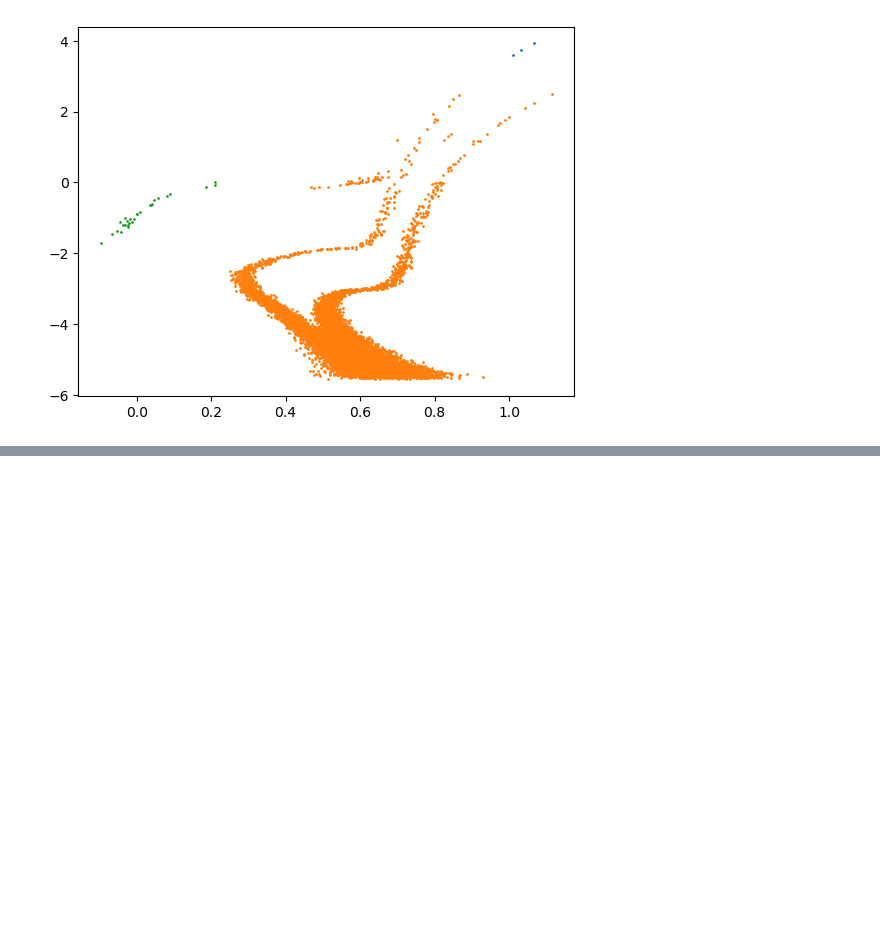
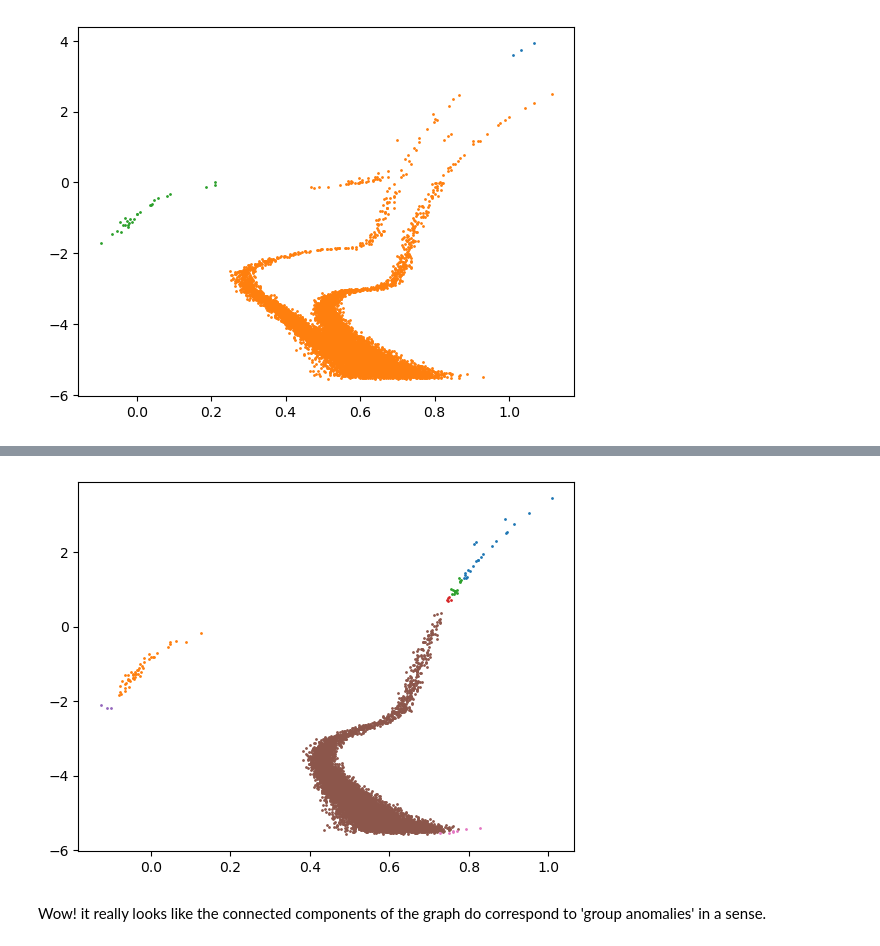
Before and after one commit to m-a-r-i-o/cmdmst, a Jupyter notebook: tda.ipynb, the cells around one changed output, grey strips where cells are left out. Saved outputs shown, nothing was run; the diff lists cells and outputs as text; code cells hidden in the pictures; blank space fills up the shorter version.

```diff
--- a/tda.ipynb
+++ b/tda.ipynb
@@ -124,0 +143,14 @@ plt.show()
+# %%
+def kmapper_CMD_isoscore(CMD):
+    mapper = km.KeplerMapper(verbose=3)
+    data = CMD.to_numpy()
+    isof = IsolationForest(random_state=62).fit(CMD)
+    isoscore = isof.score_samples(CMD)
+    cover = km.Cover(n_cubes=100)
+    graph = mapper.map(isoscore, data, cover=cover)
+    _ = mapper.visualize(graph, path_html="keplermapper_output.html",
+                 title="CMD")
+    display("keplermapper_output.html")
+    return graph
+# %%
+graph_iso = kmapper_CMD_isoscore(CMD)
@@ -124,0 +176,16 @@ plt.show()
+# %%
+nx_graph_iso = km.adapter.to_nx(graph_iso)
+am_iso = adjacency_matrix(nx_graph_iso)
+labels_iso = get_connected_components(am_iso)
+labels_iso
+
+for i in range(labels_iso.max()+1):
+    cc = np.unique(np.concatenate([np.array(list(graph_iso['nodes'].values())[k])
+                          for k in np.arange(len(labels_iso))[labels_iso==i]], axis=0))
+    plt.scatter(CMD["Col"][cc], -CMD["Mag"][cc], s = 1)
+
+plt.show()
+# %% [output]
+[figure, added]
+# %% [markdown]
+Wow! it really looks like the connected components of the graph do correspond to 'group anomalies' in a sense.
```
Also changed, not shown: parts of 4 cells of this notebook, 3 other files.
